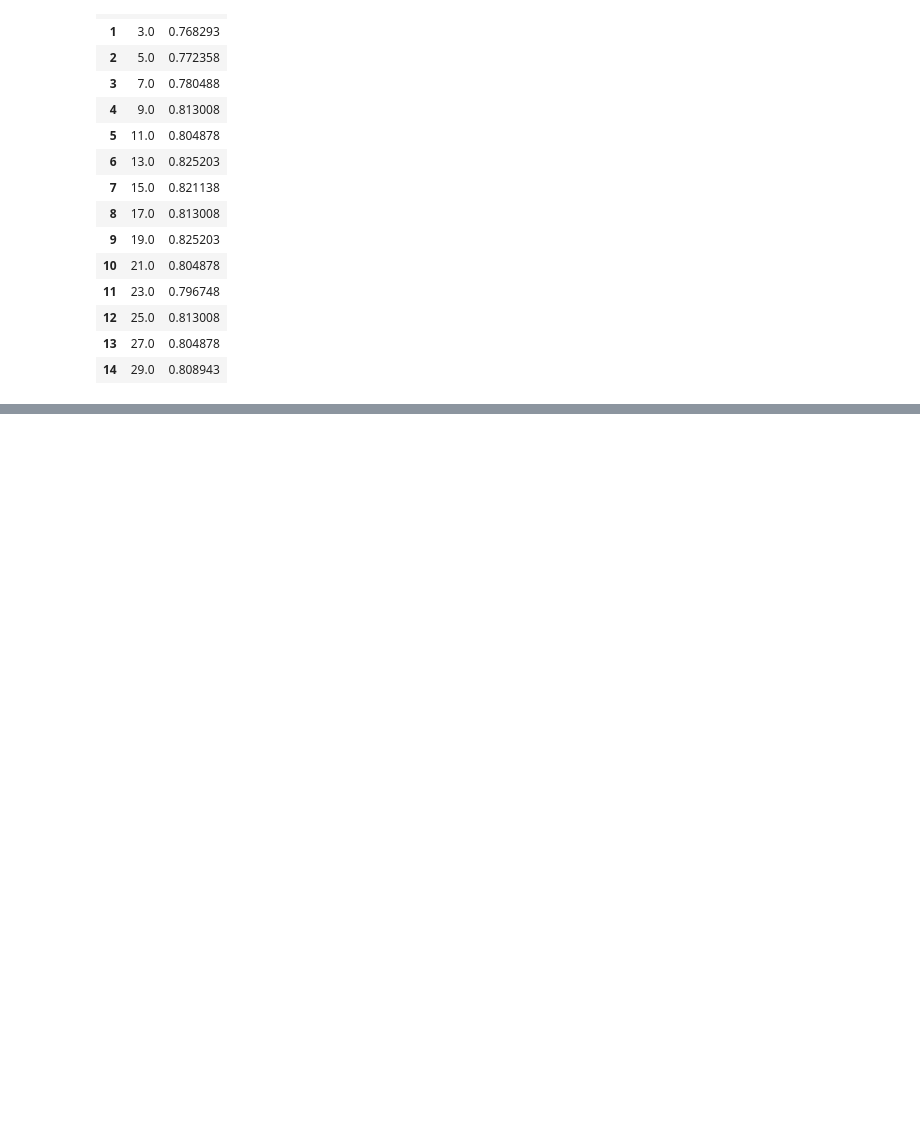
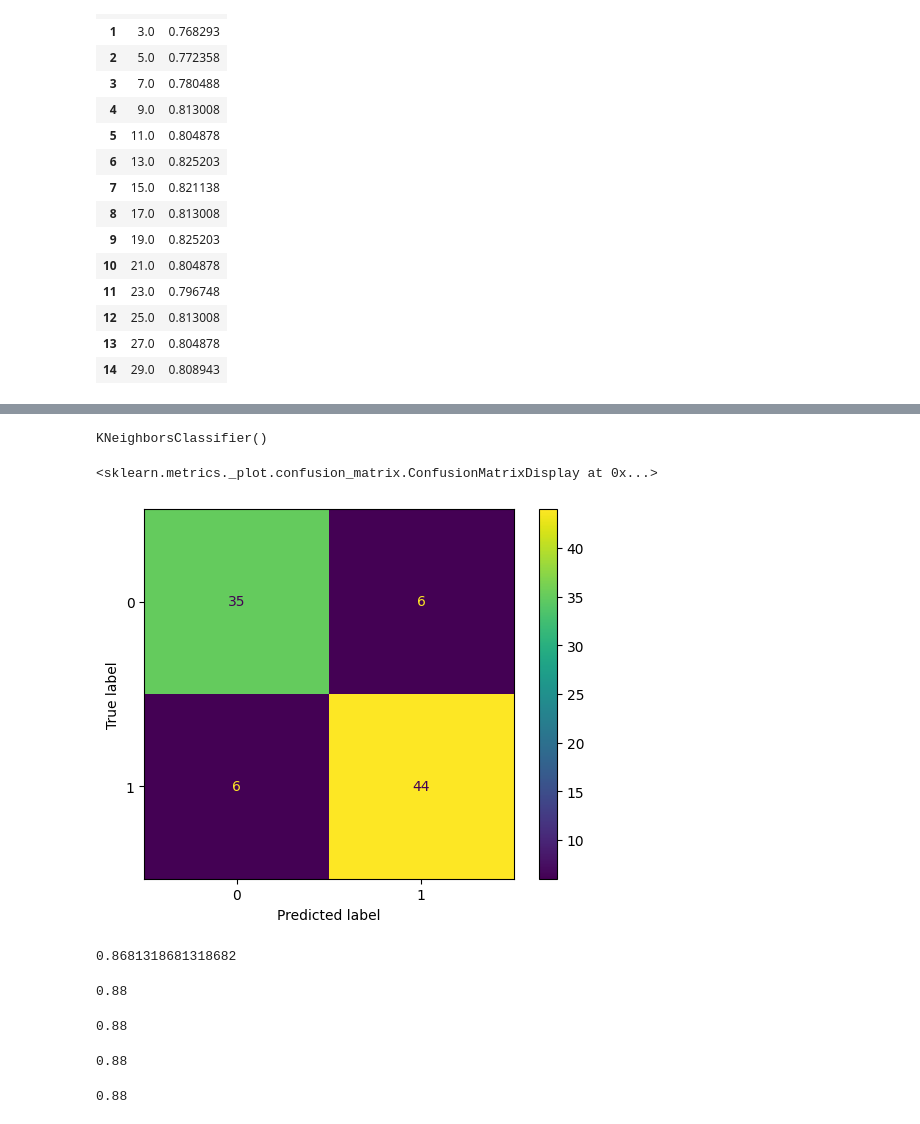
Before and after one commit to northernsnowflake/python_for_data_science, a Jupyter notebook: 05/lekce5-moje.ipynb, the cells around one changed output, grey strips where cells are left out. Cells and saved outputs as stored; diff of their text form; code cells hidden in the pictures; blank space fills up the shorter version.

```diff
--- a/05/lekce5-moje.ipynb
+++ b/05/lekce5-moje.ipynb
@@ -379,0 +501,13 @@ pd.DataFrame([ks,accuracy_scores]).T  #transpozice tabulky na
+# %%
+import pandas as pd
+from sklearn.preprocessing import StandardScaler
+from sklearn.model_selection import train_test_split
+from sklearn.neighbors import KNeighborsClassifier
+import matplotlib.pyplot as plt
+from sklearn.metrics import ConfusionMatrixDisplay
+from sklearn.metrics import accuracy_score, precision_score, recall_score
+
+data = pd.read_csv("data/heart.csv")
+data.head()
+X = data.drop(columns=["output"])
+y = data["output"]
@@ -379,0 +547,43 @@ pd.DataFrame([ks,accuracy_scores]).T  #transpozice tabulky na
+# %%
+X_train, X_test, y_train, y_test = train_test_split(
+    X, y, test_size=0.3, random_state = 42
+)
+scaler = StandardScaler()
+X_train = scaler.fit_transform(X_train) #napřed spočítá pro každý sloupec průměr a směrodatnou odchylku
+X_test = scaler.transform(X_test)
+
+clf = KNeighborsClassifier()  # chci tu klasifikační úlohu
+clf.fit(X_train, y_train) # dávám mu info o víně, ale i ty trénovací
+# %% [output]
+KNeighborsClassifier()
+# %%
+y_pred = clf.predict(X_test)
+
+ConfusionMatrixDisplay.from_estimator(
+    clf,   # ten náš testovací model
+    X_test,  # my dáváme testovací data
+    y_test,   # výsledky
+)
+# %% [output]
+<sklearn.metrics._plot.confusion_matrix.ConfusionMatrixDisplay at 0x...>
+[figure, added]
+# %%
+accuracy_score(y_test, y_pred)
+# %% [output]
+0.8681318681318682
+# %%
+precision_score(y_test, y_pred)
+# %% [output]
+0.88
+# %%
+44/(44+6)
+# %% [output]
+0.88
+# %%
+recall_score(y_test, y_pred)
+# %% [output]
+0.88
+# %%
+44/(44+6)
+# %% [output]
+0.88
```
Also changed, not shown: parts of 14 cells of this notebook.
